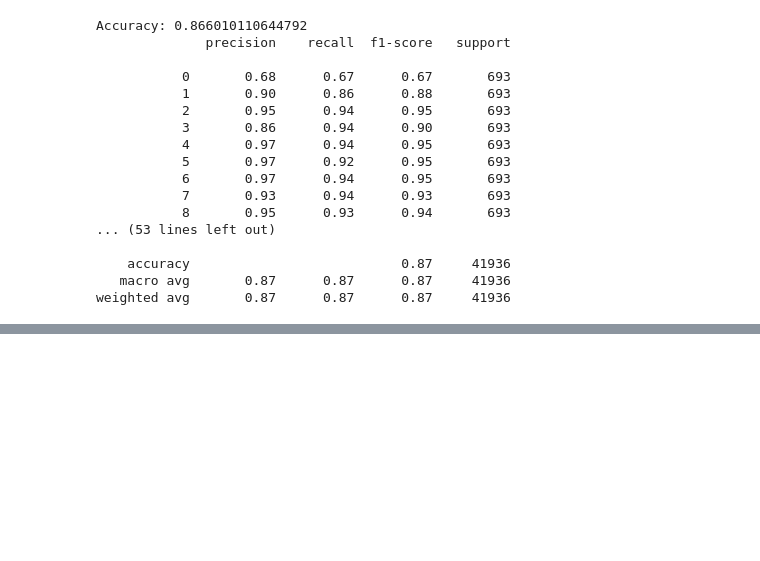
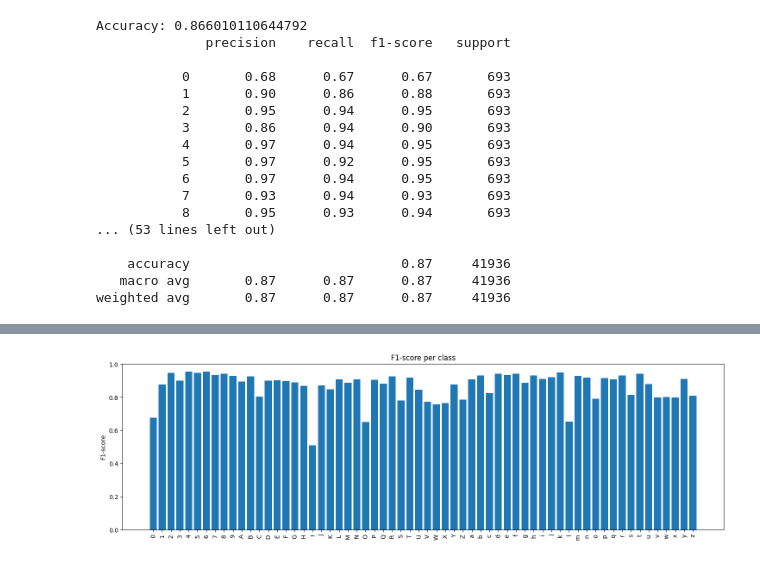
Before and after one commit to Mai-Fakhry/Optical-character-recognition-OCR-, a Jupyter notebook: NoteBooks/OCR_Dataset.ipynb, the cells around one changed output, grey strips where cells are left out. Drawn from its saved outputs; the diff is of its cells as text; code cells hidden in the pictures; blank space fills up the shorter version.

```diff
--- a/NoteBooks/OCR_Dataset.ipynb
+++ b/NoteBooks/OCR_Dataset.ipynb
@@ -226,0 +290,13 @@ weighted avg       0.87      0.87      0.87     41936
+# %%
+#F1-score per class
+class_report = classification_report(y_test, y_pred, output_dict=True)
+class_acc = {k:v['f1-score'] for k,v in class_report.items() if k not in ['accuracy','macro avg','weighted avg']}
+
+plt.figure(figsize=(18,5))
+plt.bar(class_acc.keys(), class_acc.values())
+plt.xticks(rotation=90)
+plt.ylabel("F1-score")
+plt.title("F1-score per class")
+plt.show()
+# %% [output]
+[figure, added]
```
Also changed, not shown: parts of 4 cells of this notebook.
